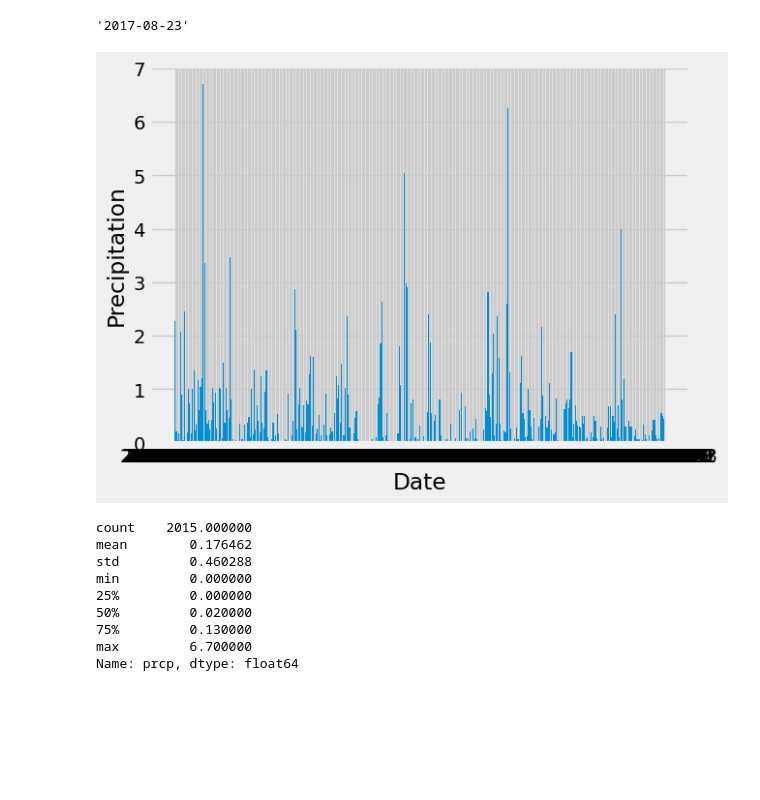
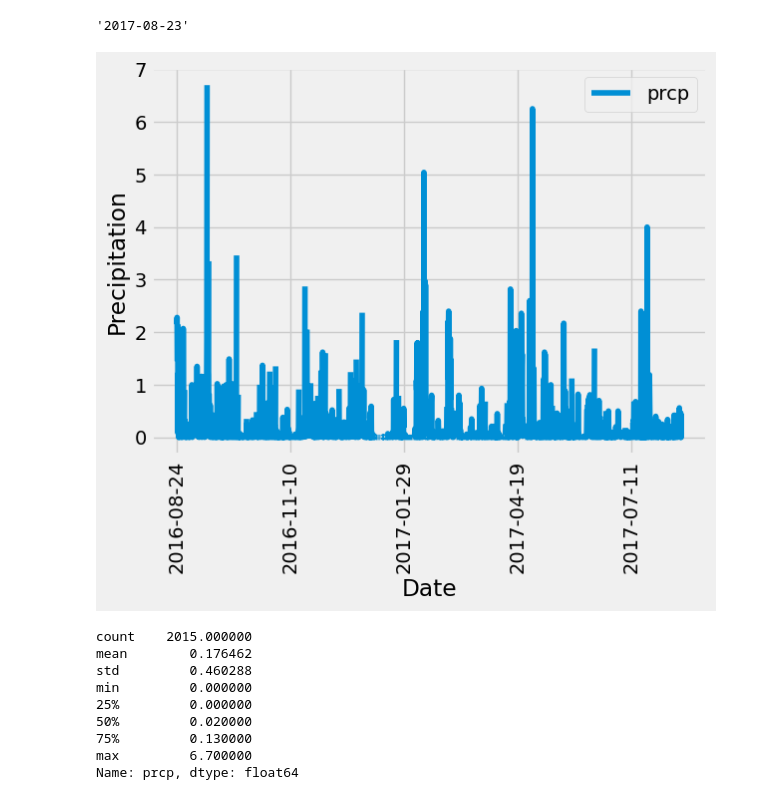
Before and after one commit to sma005/sqlalchemy-challenge, a Jupyter notebook: SurfsUp/climate_starter.ipynb, the cells around one changed output. Cells and saved outputs as stored; diff of their text form; code cells hidden in the pictures; blank space fills up the shorter version.

Commit message:
fixed graph

```diff
--- a/SurfsUp/climate_starter.ipynb
+++ b/SurfsUp/climate_starter.ipynb
@@ -54,45 +54,37 @@ latest_date
 # Starting from the most recent data point in the database.
 # https://www.digitalocean.com/community/tutorials/python-string-to-datetime-strptime
 #Worked with cgallant from Ask BCS
+#Worked with Luna Zhang from Ask BCS - plotting problems
+
 last_day = dt.datetime.strptime(latest_date, "%Y-%m-%d").date()
 
 # Calculate the date one year from the last date in data set.
 one_year = last_day - dt.timedelta(days=365)
 
 # Perform a query to retrieve the data and precipitation scores
 result = session.query(Measurement).filter(Measurement.date >= one_year)
 
 # Save the query results as a Pandas DataFrame. Explicitly set the column names
 # Directions in the instructions are not clear. We were told that any way we can do this is fine
 sql_statement = f'''
 Select id AS id, station as station, date as date, prcp as prcp, tobs as tobs
 From Measurement
 Where date > "{one_year}"
 '''
 #df_measurement = pd.read_sql('SELECT * FROM Measurement', conn)
 df_measurement = pd.read_sql(sql_statement, conn)
 
 # Sort the dataframe by date
 df_measurement = df_measurement.sort_values(by=['date','station'])
 
-# Use Pandas Plotting with Matplotlib to plot the data
-x=['2016-08-23','2016-11-09','2017-01-28', '2017-04-18','2017-07-10']
-#
-#x_axis = np.arange(len(x))
-#plt.xticks(range(len(x)), x)
-#tick_locations = [value for value in x_axis]
-#plt.xticks(tick_locations, x)
+df_measurement.plot(x='date', y='prcp', rot=90)
 
-plt.bar(df_measurement['date'],df_measurement['prcp'])
 plt.xlabel('Date')
 plt.ylabel('Precipitation')
 
 plt.show()
-
-#The directions do not tell us if we are supposed to get the mean of all locations, median, max, of the locations,
-#it also could be just from one of the stations. This should be considered when grading.
 # %% [output]
-[figure, old version]
+[figure, new version]
 # %%
 # Use Pandas to calculate the summary statistics for the precipitation data
 # https://pandas.pydata.org/docs/reference/api/pandas.DataFrame.describe.html
```
Also changed, not shown: parts of 1 cell of this notebook, 3 other files.
